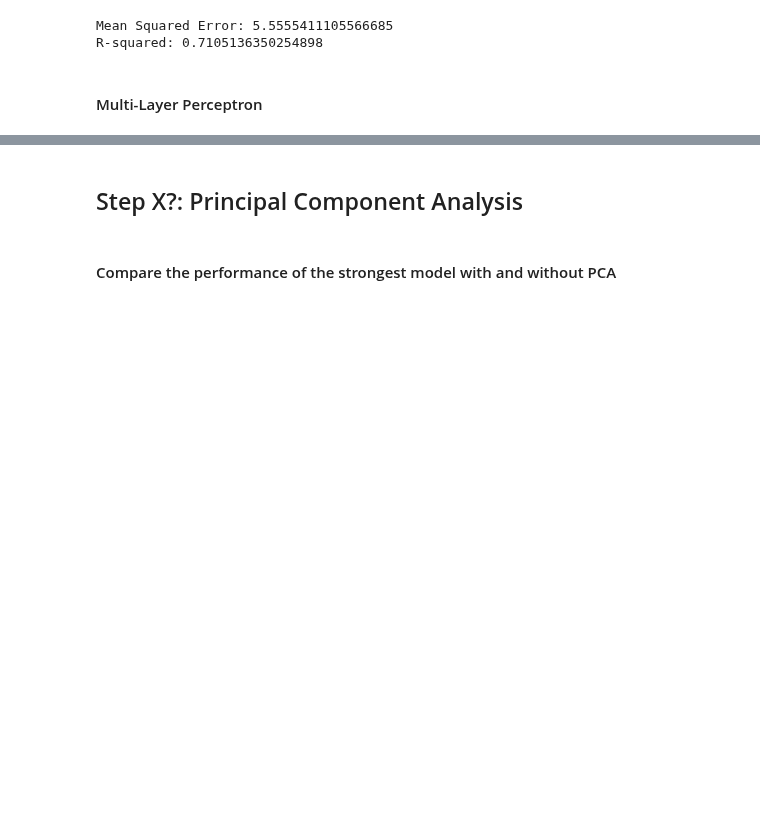
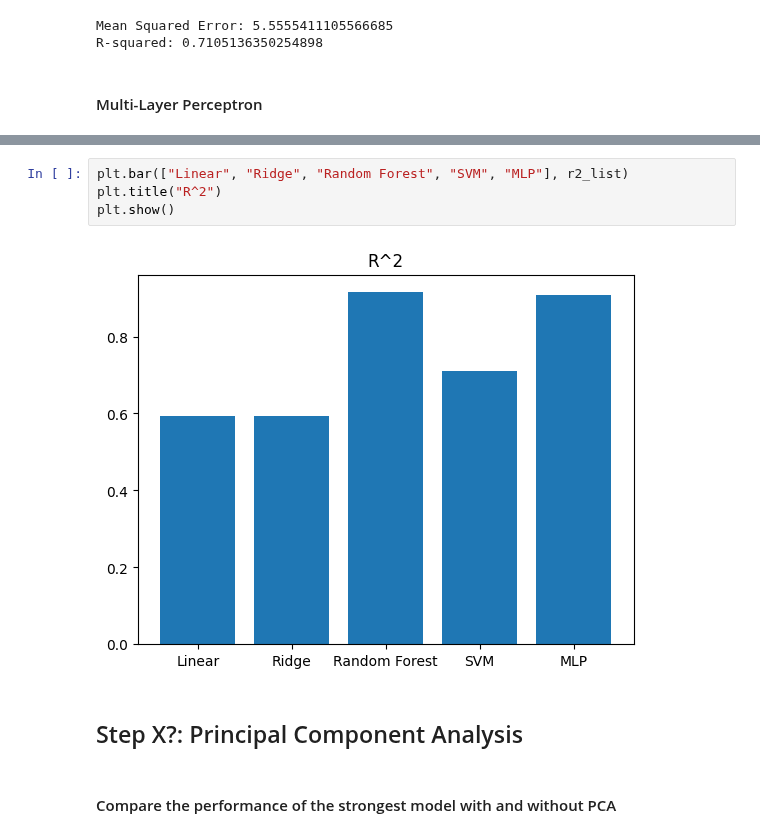
Before and after one commit to JamesJFan/CS6140_MachineLearning_FinalProject_Group1, a Jupyter notebook: CS6140_MachineLearning_FinalProject_Group1.ipynb, the cells around one changed output, grey strips where cells are left out. Saved outputs shown, nothing was run; the diff lists cells and outputs as text; blank space fills up the shorter version.

```diff
--- a/CS6140_MachineLearning_FinalProject_Group1.ipynb
+++ b/CS6140_MachineLearning_FinalProject_Group1.ipynb
@@ -247,3 +272,9 @@ R-squared: 0.9090047763634901
+# %%
+plt.bar(["Linear", "Ridge", "Random Forest", "SVM", "MLP"], r2_list)
+plt.title("R^2")
+plt.show()
+# %% [output]
+[figure, added]
 # %% [markdown]
 ## Step X?: Principal Component Analysis
 # %% [markdown]
```
Also changed, not shown: parts of 10 cells of this notebook.
